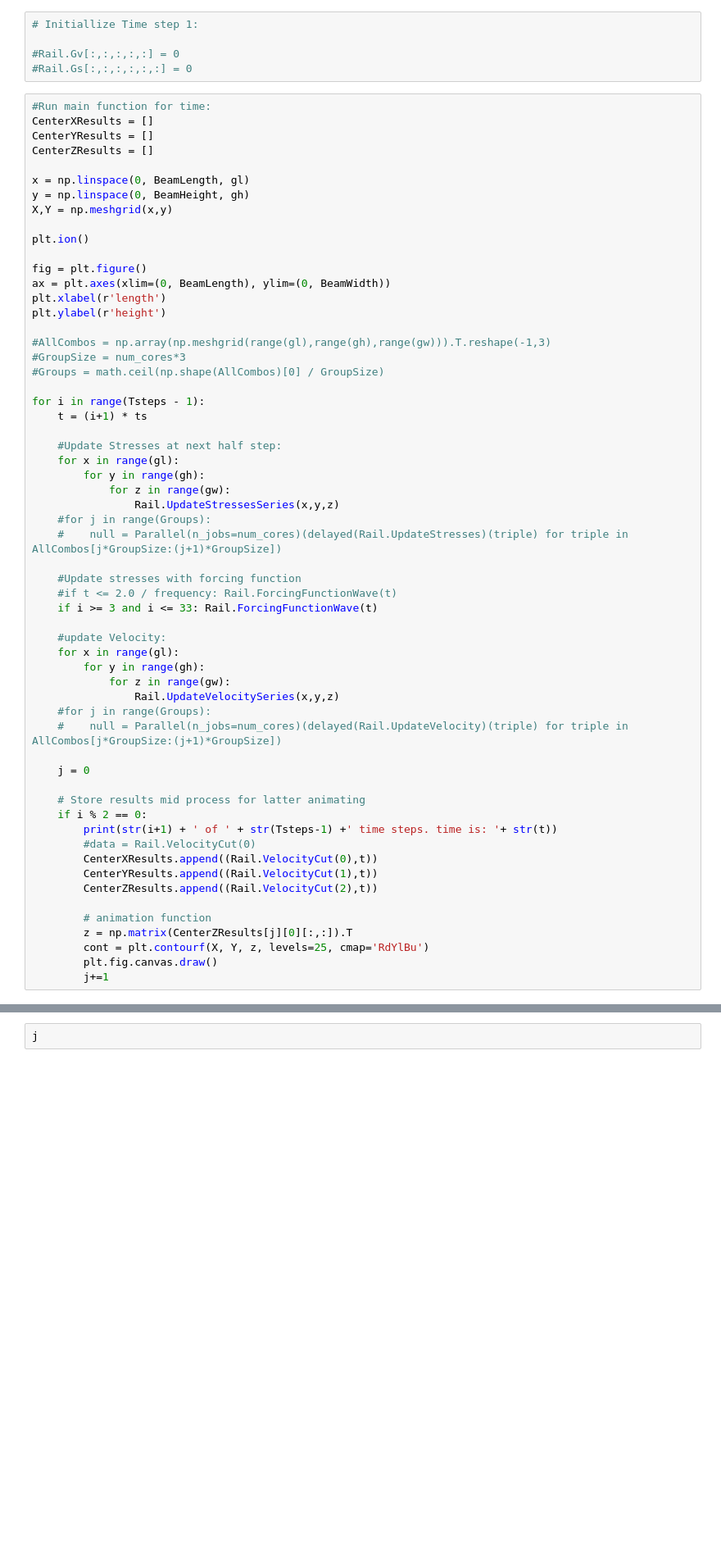
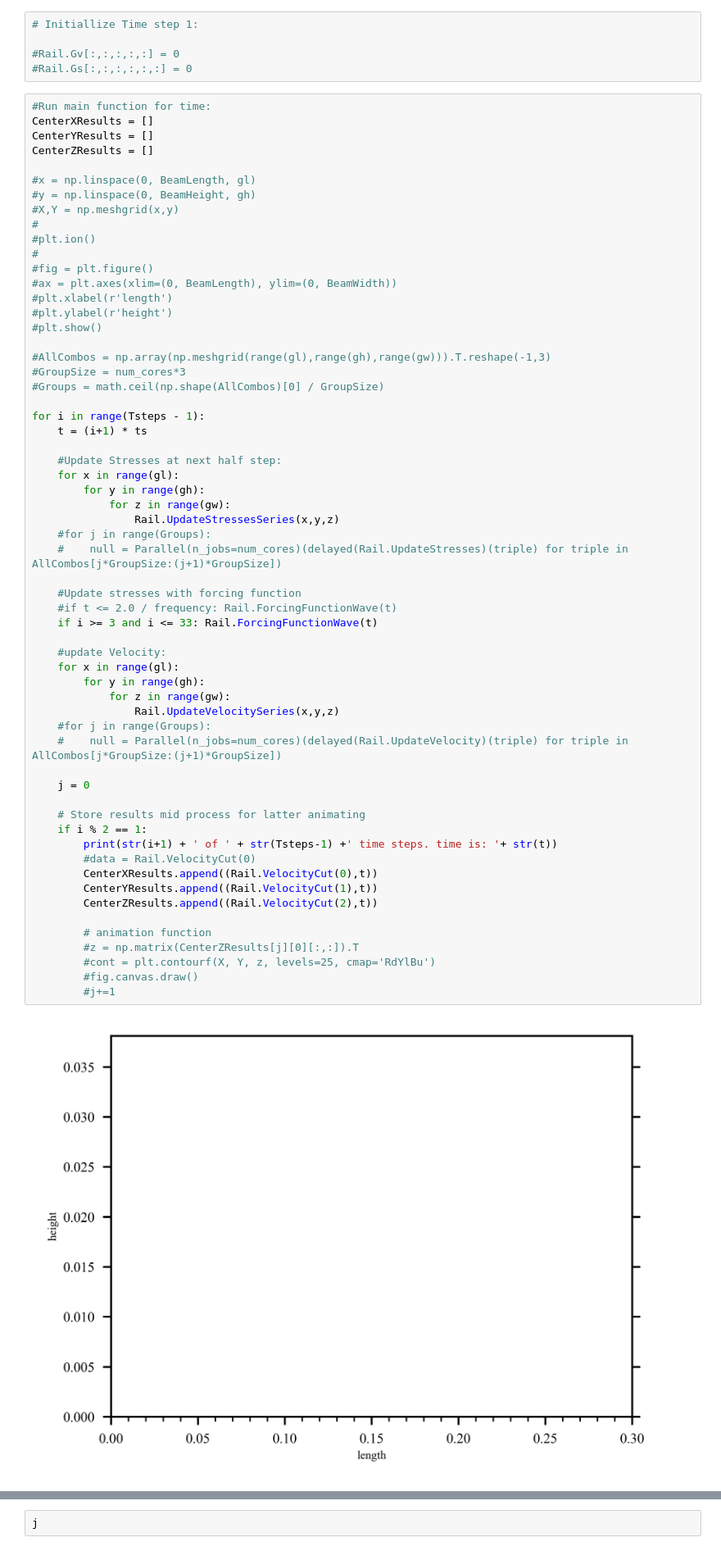
Before and after one commit to danchendrickson/Prospectus, a Jupyter notebook: EFIT/Self_EFIT.ipynb, the cells around one changed output, grey strips where cells are left out. Shown at 82% size. Drawn from its saved outputs; the diff is of its cells as text; blank space fills up the shorter version.

```diff
--- a/EFIT/Self_EFIT.ipynb
+++ b/EFIT/Self_EFIT.ipynb
@@ -515,16 +517,17 @@ CenterXResults = []
 CenterYResults = []
 CenterZResults = []
 
-x = np.linspace(0, BeamLength, gl)
-y = np.linspace(0, BeamHeight, gh)
-X,Y = np.meshgrid(x,y)
-
-plt.ion()
-
-fig = plt.figure()
-ax = plt.axes(xlim=(0, BeamLength), ylim=(0, BeamWidth))
-plt.xlabel(r'length')
-plt.ylabel(r'height')
+#x = np.linspace(0, BeamLength, gl)
+#y = np.linspace(0, BeamHeight, gh)
+#X,Y = np.meshgrid(x,y)
+#
+#plt.ion()
+#
+#fig = plt.figure()
+#ax = plt.axes(xlim=(0, BeamLength), ylim=(0, BeamWidth))
+#plt.xlabel(r'length')
+#plt.ylabel(r'height')
+#plt.show()
 
 #AllCombos = np.array(np.meshgrid(range(gl),range(gh),range(gw))).T.reshape(-1,3)
 #GroupSize = num_cores*3
@@ -536,35 +539,37 @@ for i in range(Tsteps - 1):
     #Update Stresses at next half step:
     for x in range(gl):
         for y in range(gh):
             for z in range(gw):
                 Rail.UpdateStressesSeries(x,y,z)
     #for j in range(Groups):
     #    null = Parallel(n_jobs=num_cores)(delayed(Rail.UpdateStresses)(triple) for triple in AllCombos[j*GroupSize:(j+1)*GroupSize])
 
     #Update stresses with forcing function
     #if t <= 2.0 / frequency: Rail.ForcingFunctionWave(t)
     if i >= 3 and i <= 33: Rail.ForcingFunctionWave(t)
 
     #update Velocity:
     for x in range(gl):
         for y in range(gh):
             for z in range(gw):
                 Rail.UpdateVelocitySeries(x,y,z)
     #for j in range(Groups):
     #    null = Parallel(n_jobs=num_cores)(delayed(Rail.UpdateVelocity)(triple) for triple in AllCombos[j*GroupSize:(j+1)*GroupSize])
 
     j = 0
 
     # Store results mid process for latter animating
-    if i % 2 == 0:
+    if i % 2 == 1:
         print(str(i+1) + ' of ' + str(Tsteps-1) +' time steps. time is: '+ str(t))
         #data = Rail.VelocityCut(0)
         CenterXResults.append((Rail.VelocityCut(0),t))
         CenterYResults.append((Rail.VelocityCut(1),t))
         CenterZResults.append((Rail.VelocityCut(2),t))
 
         # animation function
-        z = np.matrix(CenterZResults[j][0][:,:]).T
-        cont = plt.contourf(X, Y, z, levels=25, cmap='RdYlBu')
-        plt.fig.canvas.draw()
-        j+=1
+        #z = np.matrix(CenterZResults[j][0][:,:]).T
+        #cont = plt.contourf(X, Y, z, levels=25, cmap='RdYlBu')
+        #fig.canvas.draw()
+        #j+=1
+# %% [output]
+[figure, added]
```
Also changed, not shown: parts of 7 cells of this notebook, 4 other files.
